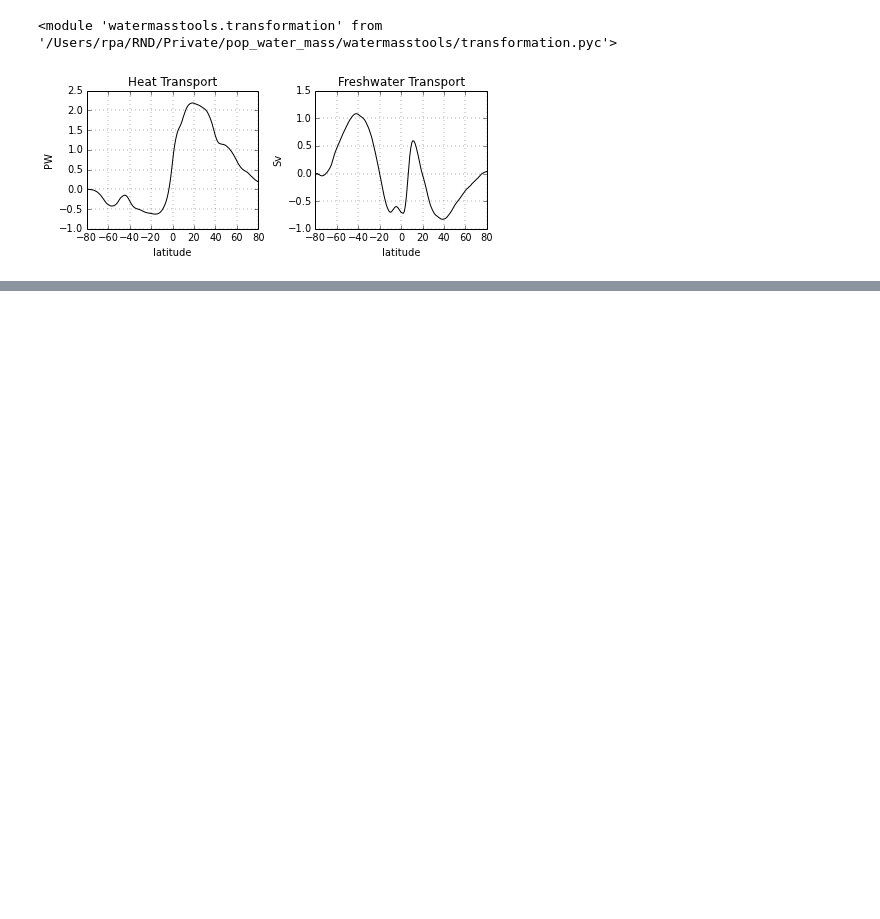
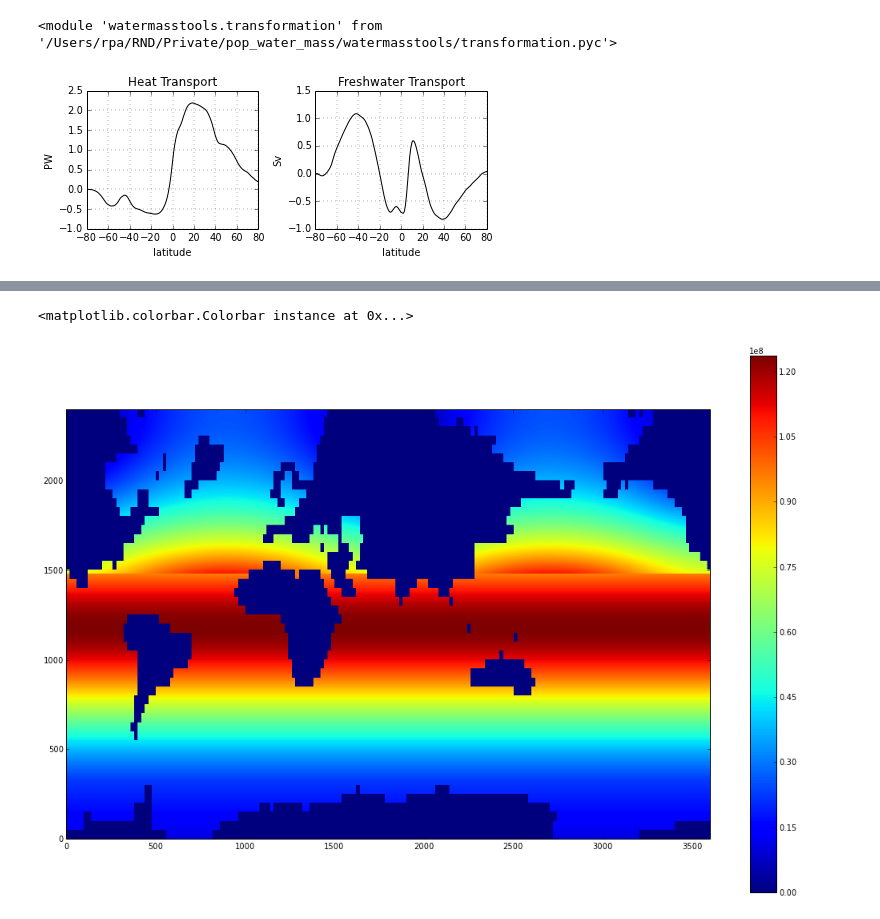
Before and after one commit to rabernat/pop_water_mass, a Jupyter notebook: notebooks/flux_climatology.ipynb, the cells around one changed output, grey strips where cells are left out. Drawn from its saved outputs; the diff is of its cells as text; code cells hidden in the pictures; blank space fills up the shorter version.

```diff
--- a/notebooks/flux_climatology.ipynb
+++ b/notebooks/flux_climatology.ipynb
@@ -59,0 +107,7 @@ plt.savefig('../figures/heat_freshwater_transport.pdf')
+# %%
+#plt.imshow(np.ma.masked_array(rho0, p.mask))
+plt.imshow(rho)
+plt.colorbar()
+# %% [output]
+<matplotlib.colorbar.Colorbar instance at 0x...>
+[figure, added]
```
Also changed, not shown: parts of 10 cells of this notebook, 6 other files.
